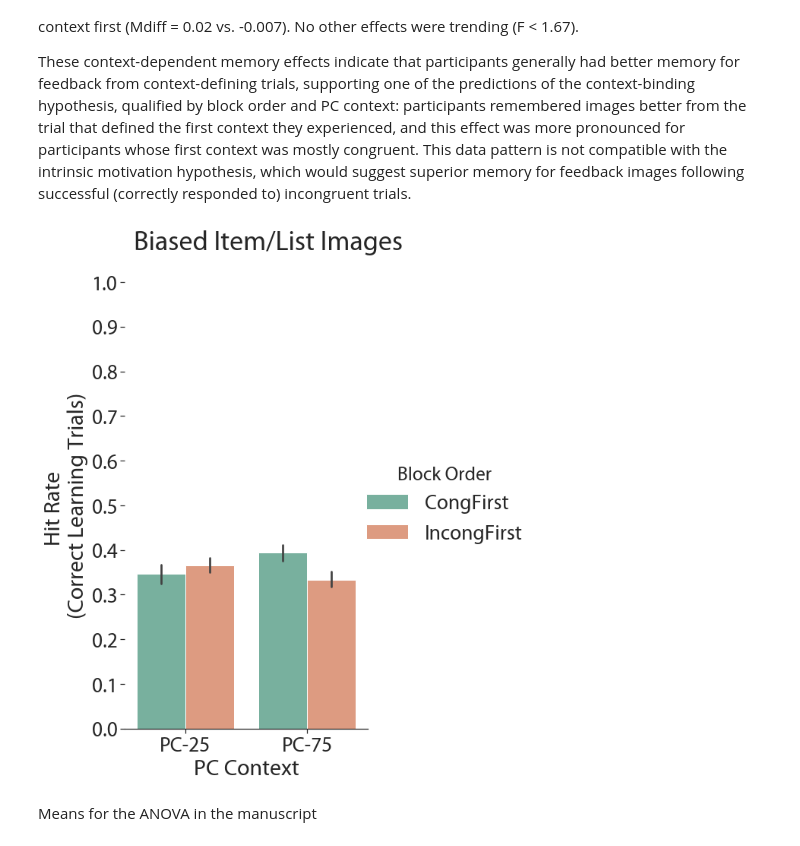
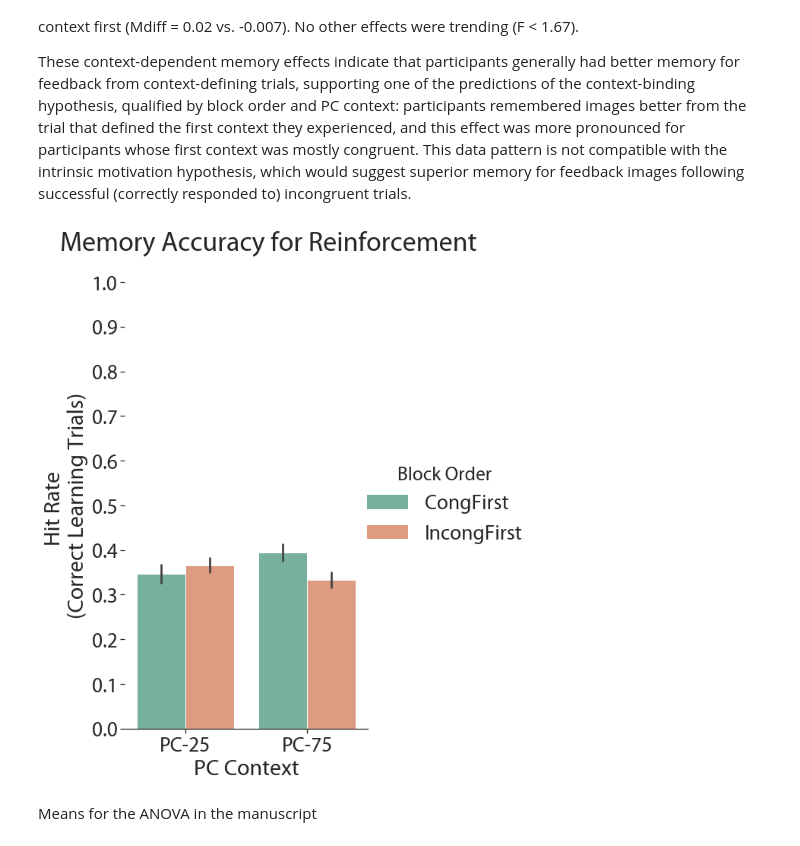
Before and after one commit to christinabejjani/LWPCtufb, a Jupyter notebook: analysis/LWPCAnalysis.ipynb, the cells around one changed output. Cells and saved outputs as stored; diff of their text form; code cells hidden in the pictures.

```diff
--- a/analysis/LWPCAnalysis.ipynb
+++ b/analysis/LWPCAnalysis.ipynb
@@ -2743,9 +2747,9 @@ def mem_bar_plot(x,xlabel,hue,huetitle,data, title, imagetitle, dv, dvlabel, ymi
 # %%
 HitANOVA_graph = mdat3.loc[~mdat3['subject'].isin(HitcountComb.subject)].groupby(['subject','BlockType','BlockOrder'])['Hit'].mean().reset_index()
 # %%
-mem_bar_plot('BlockType','PC Context', 'BlockOrder', 'Block Order', HitANOVA_graph,"Biased Item/List Images", "Hit_ANOVA.png", "Hit", "Hit Rate \n(Correct Learning Trials)", 0, 1.0, 0.1)
+mem_bar_plot('BlockType','PC Context', 'BlockOrder', 'Block Order', HitANOVA_graph,"Memory Accuracy for Reinforcement", "Hit_ANOVA.png", "Hit", "Hit Rate \n(Correct Learning Trials)", 0, 1.0, 0.1)
 # %% [output]
-[figure, old version]
+[figure, new version]
 # %% [markdown]
 Means for the ANOVA in the manuscript
 # %%
```
Also changed, not shown: parts of 8 cells of this notebook.
